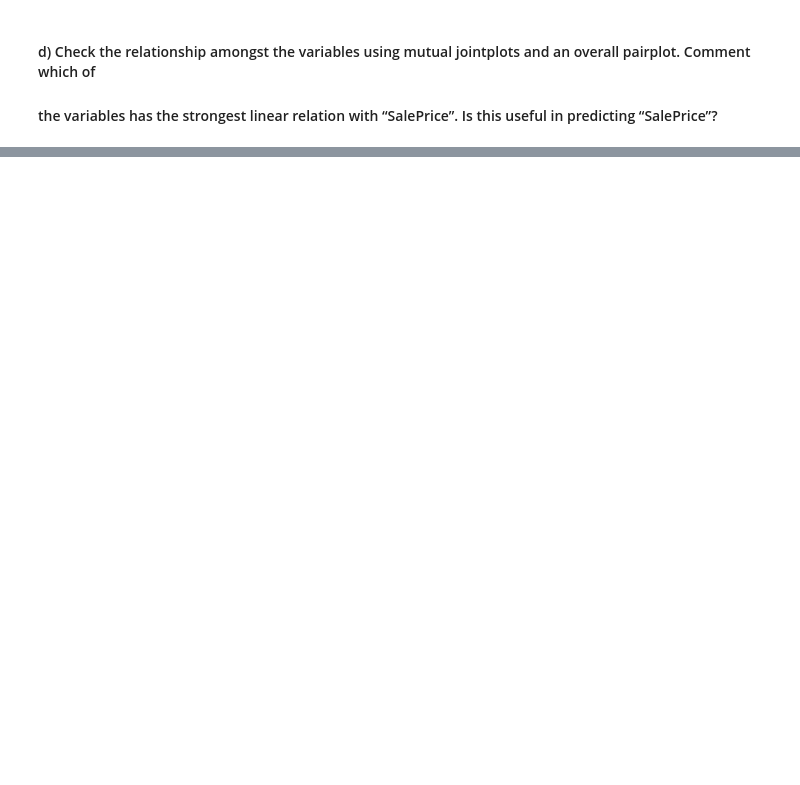
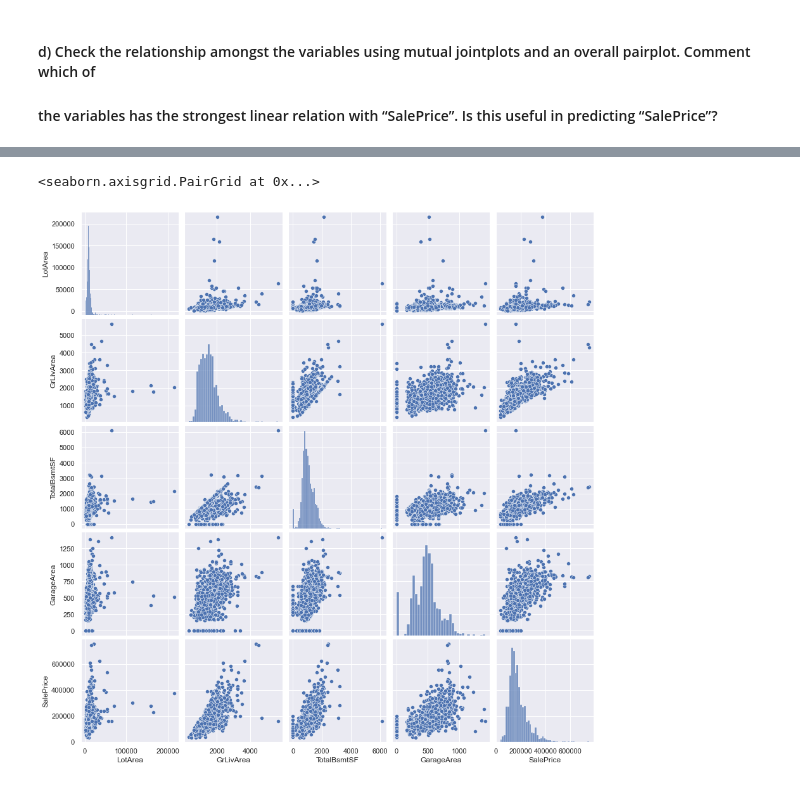
Before and after one commit to Magiccofee/School-Projects, a Jupyter notebook: MA0218/Exercise 3/Exercise3_Solution.ipynb, the cells around one changed output, grey strips where cells are left out. Cells and saved outputs as stored; diff of their text form; code cells hidden in the pictures; blank space fills up the shorter version.

```diff
--- a/MA0218/Exercise 3/Exercise3_Solution.ipynb
+++ b/MA0218/Exercise 3/Exercise3_Solution.ipynb
@@ -98,0 +149,5 @@ dtype: float64
+# %%
+sb.pairplot(data = houseNumData)
+# %% [output]
+<seaborn.axisgrid.PairGrid at 0x...>
+[figure, added]
```
Also changed, not shown: parts of 14 cells of this notebook.
